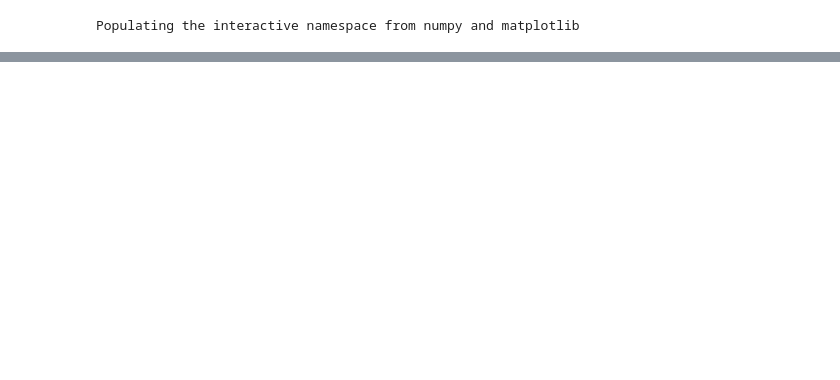
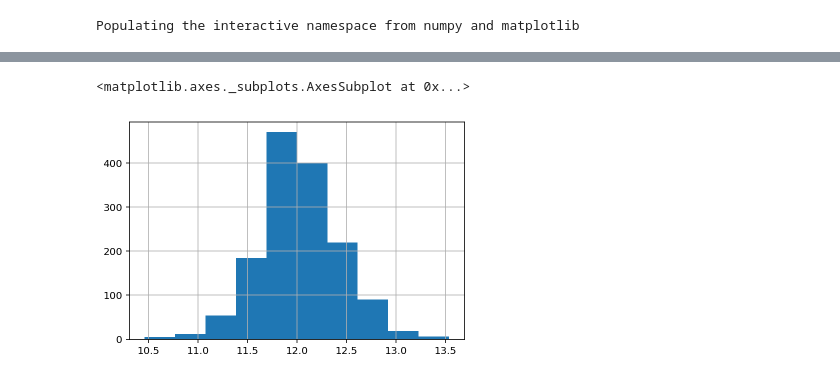
Before and after one commit to ser-serege/Homework, a Jupyter notebook: The main-Copy2.ipynb, the cells around one changed output, grey strips where cells are left out. Saved outputs shown, nothing was run; the diff lists cells and outputs as text; code cells hidden in the pictures; blank space fills up the shorter version.

```diff
--- a/The main-Copy2.ipynb
+++ b/The main-Copy2.ipynb
@@ -124,0 +83,5 @@ print("CV accuracy score: {:.2f}%".format(results.mean()*100))
+# %%
+z.hist()
+# %% [output]
+<matplotlib.axes._subplots.AxesSubplot at 0x...>
+[figure, added]
```
Also changed, not shown: parts of 137 cells of this notebook.
